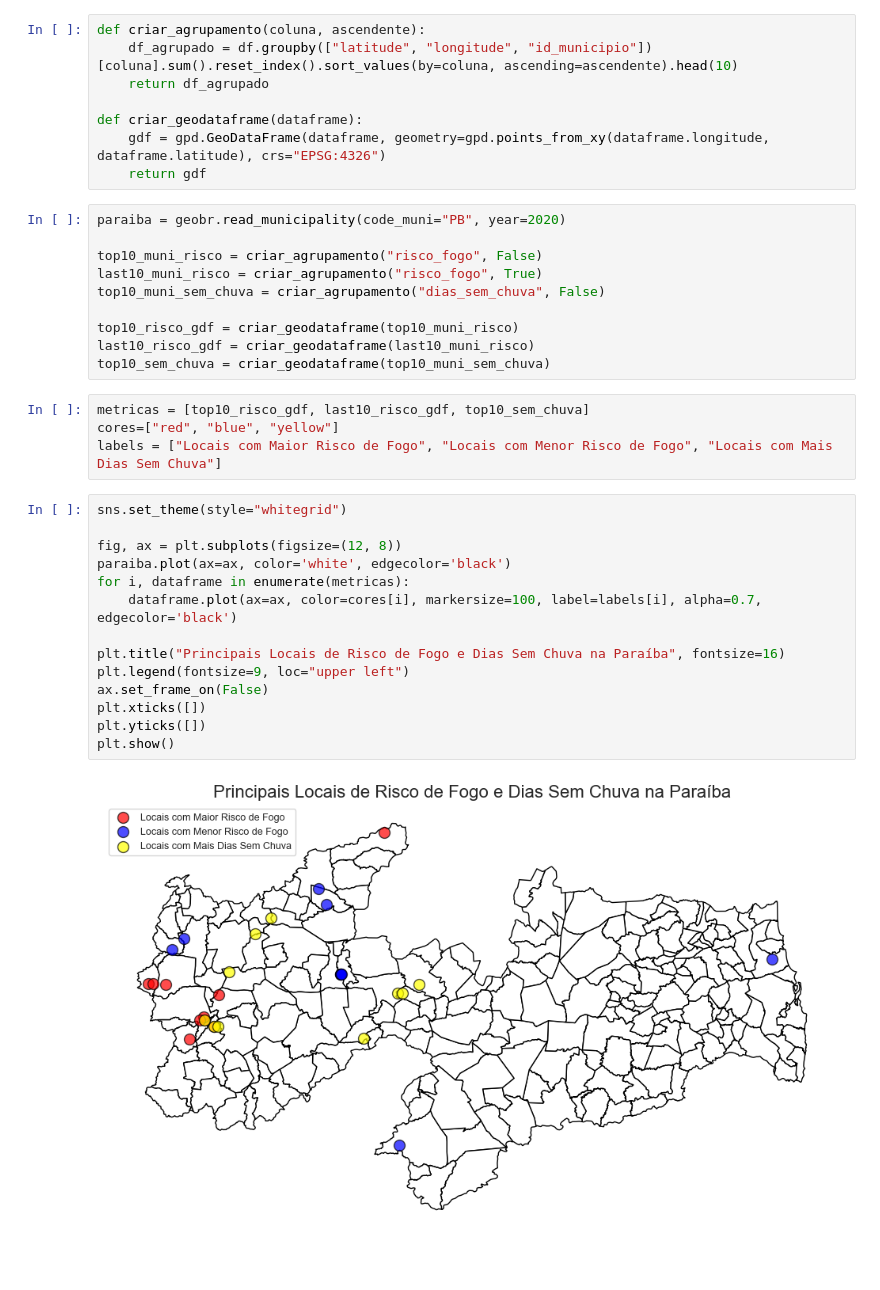
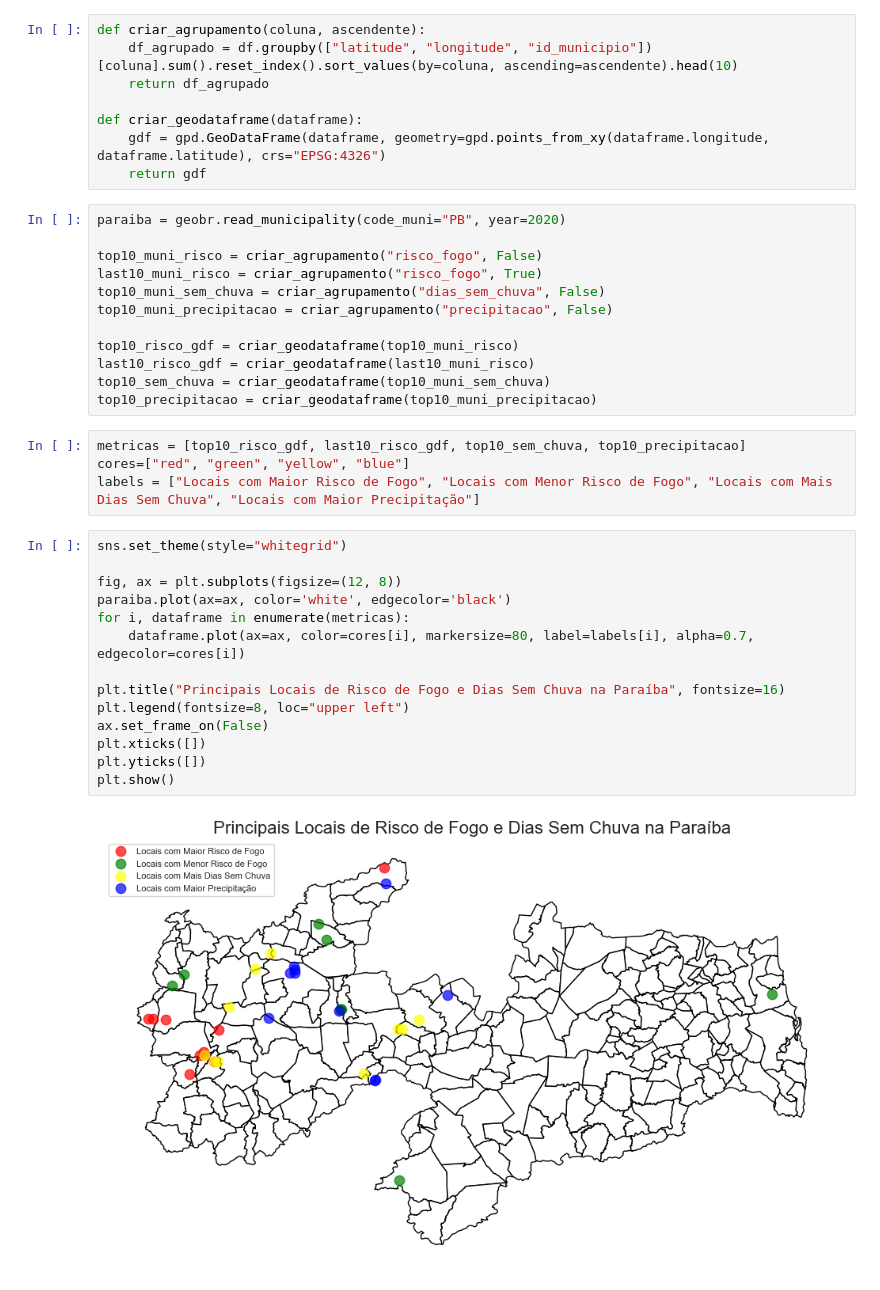
Before and after one commit to JoaoHeslin/Queimadas-Paraiba, a Jupyter notebook: Analises/relatorio.ipynb, the cells around one changed output. Cells and saved outputs as stored; diff of their text form.

```diff
--- a/Analises/relatorio.ipynb
+++ b/Analises/relatorio.ipynb
@@ -133,27 +135,29 @@ paraiba = geobr.read_municipality(code_muni="PB", year=2020)
 top10_muni_risco = criar_agrupamento("risco_fogo", False)
 last10_muni_risco = criar_agrupamento("risco_fogo", True)
 top10_muni_sem_chuva = criar_agrupamento("dias_sem_chuva", False)
+top10_muni_precipitacao = criar_agrupamento("precipitacao", False)
 
 top10_risco_gdf = criar_geodataframe(top10_muni_risco)
 last10_risco_gdf = criar_geodataframe(last10_muni_risco)
 top10_sem_chuva = criar_geodataframe(top10_muni_sem_chuva)
+top10_precipitacao = criar_geodataframe(top10_muni_precipitacao)
 # %%
-metricas = [top10_risco_gdf, last10_risco_gdf, top10_sem_chuva]
-cores=["red", "blue", "yellow"]
-labels = ["Locais com Maior Risco de Fogo", "Locais com Menor Risco de Fogo", "Locais com Mais Dias Sem Chuva"]
+metricas = [top10_risco_gdf, last10_risco_gdf, top10_sem_chuva, top10_precipitacao]
+cores=["red", "green", "yellow", "blue"]
+labels = ["Locais com Maior Risco de Fogo", "Locais com Menor Risco de Fogo", "Locais com Mais Dias Sem Chuva", "Locais com Maior Precipitação"]
 # %%
 sns.set_theme(style="whitegrid")
 
 fig, ax = plt.subplots(figsize=(12, 8))
 paraiba.plot(ax=ax, color='white', edgecolor='black')
 for i, dataframe in enumerate(metricas):
-    dataframe.plot(ax=ax, color=cores[i], markersize=100, label=labels[i], alpha=0.7, edgecolor='black')
+    dataframe.plot(ax=ax, color=cores[i], markersize=80, label=labels[i], alpha=0.7, edgecolor=cores[i])
 
 plt.title("Principais Locais de Risco de Fogo e Dias Sem Chuva na Paraíba", fontsize=16)
-plt.legend(fontsize=9, loc="upper left")
+plt.legend(fontsize=8, loc="upper left")
 ax.set_frame_on(False)
 plt.xticks([])
 plt.yticks([])
 plt.show()
 # %% [output]
-[figure, old version]
+[figure, new version]
```
Also changed, not shown: parts of 15 cells of this notebook.
